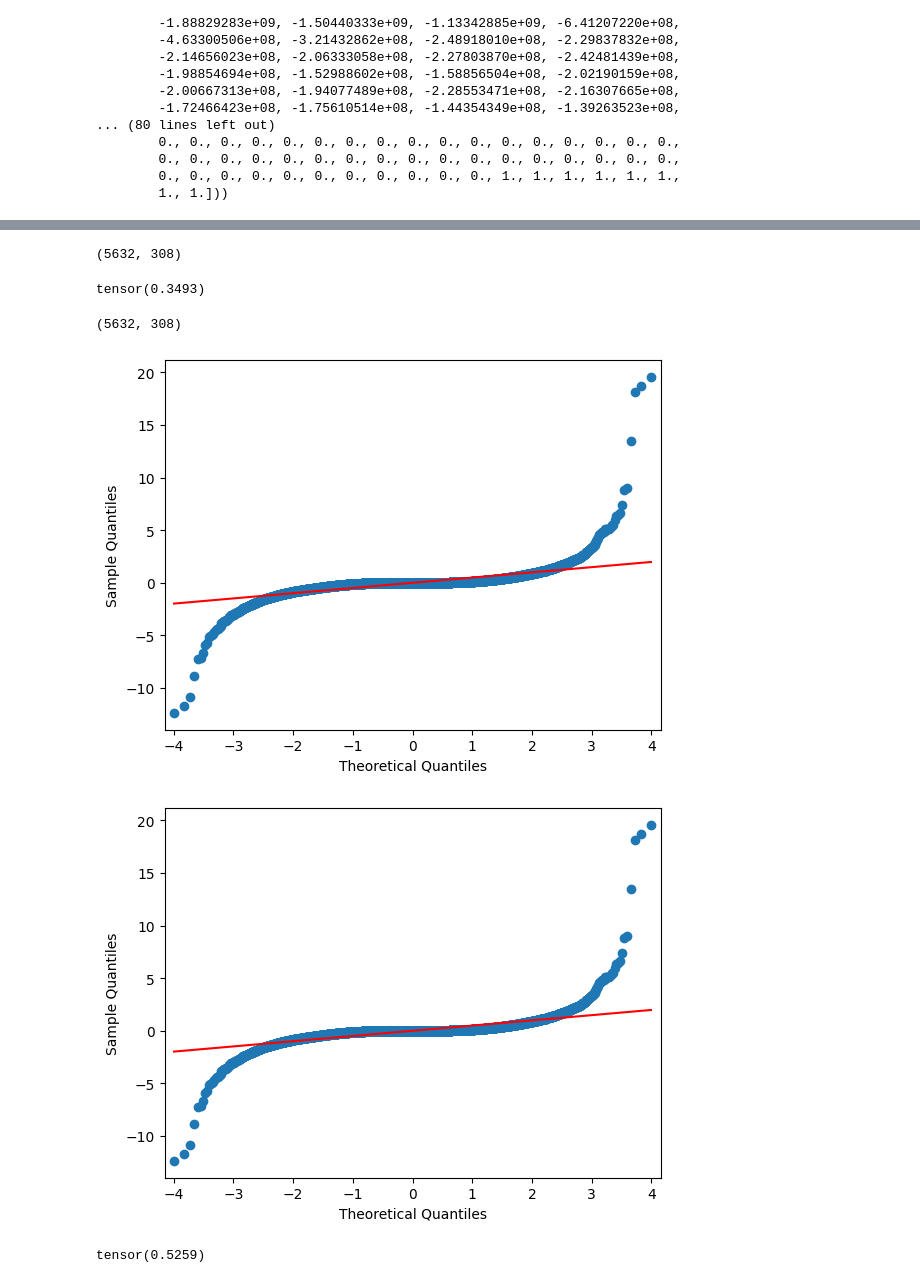
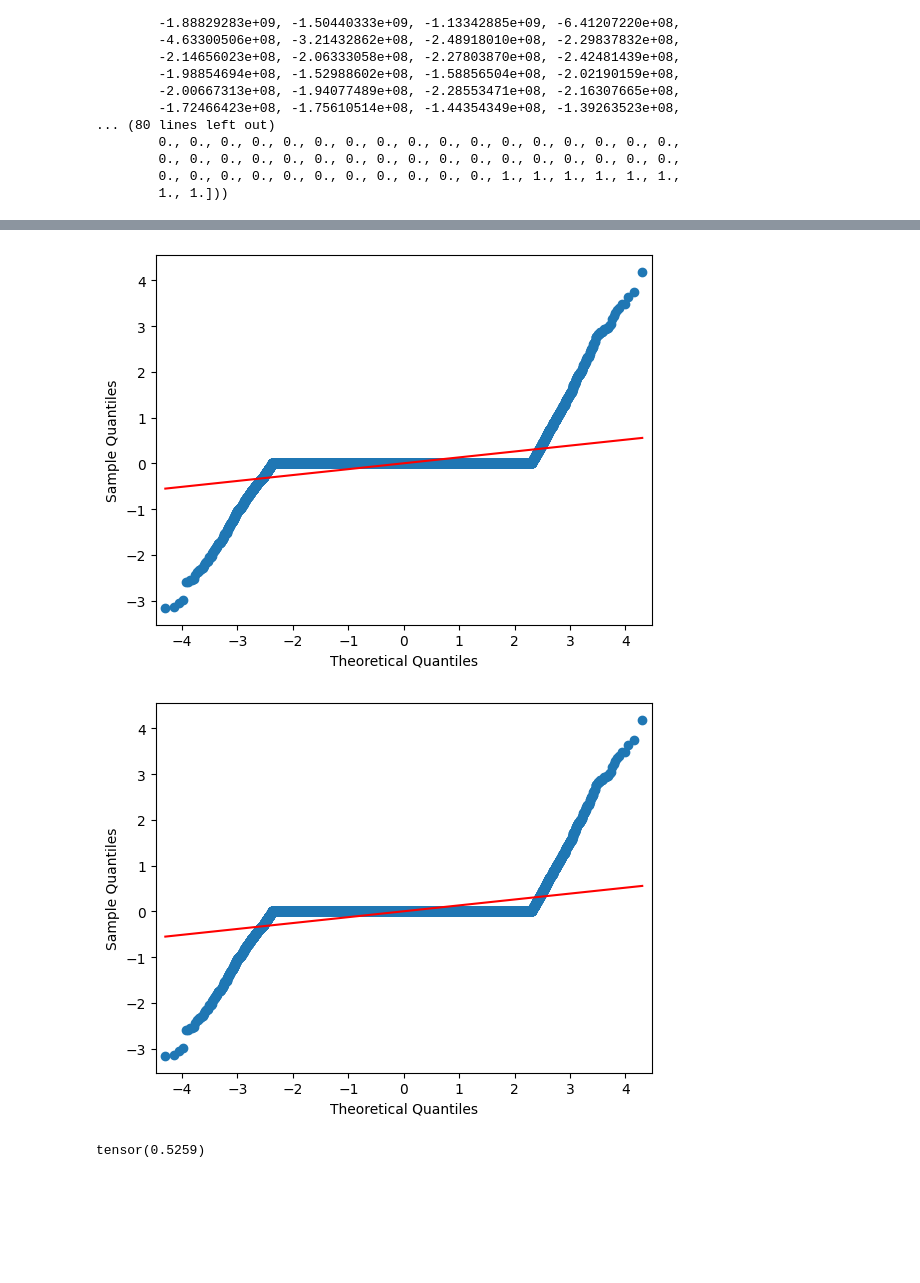
Before and after one commit to katherinefrields/climsim-kaggle-edition, a Jupyter notebook: evaluation/offline/joint_inference.ipynb, the cells around one changed output, grey strips where cells are left out. Saved outputs shown, nothing was run; the diff lists cells and outputs as text; code cells hidden in the pictures; blank space fills up the shorter version.

```diff
--- a/evaluation/offline/joint_inference.ipynb
+++ b/evaluation/offline/joint_inference.ipynb
@@ -254,17 +84,0 @@ out_scale_v2_rh_mc = out_scale_v2_rh_mc[None, :]'''
-# %%
-'''
-#v2_rh_mc_input_path = '/pscratch/sd/j/jerrylin/hugging/E3SM-MMF_ne4/preprocessing/v2_rh_mc/test_set/test_input.npy'
-#v2_rh_mc_target_path = '/pscratch/sd/j/jerrylin/hugging/E3SM-MMF_ne4/preprocessing/v2_rh_mc/test_set/test_target.npy'
-v2_rh_mc_input_path = '/pscratch/sd/j/jerrylin/hugging/E3SM-MMF_ne4/preprocessing/v2_rh_mc/val_set/val_input.npy'
-v2_rh_mc_target_path = '/pscratch/sd/j/jerrylin/hugging/E3SM-MMF_ne4/preprocessing/v2_rh_mc/val_set/val_target.npy'
-
-#applies preprocessing to scoring data
-torch_input_v2_rh_mc, actual_input_v2_rh_mc, actual_target, pressures_binned, reshaped_target, original_target = preprocessing_v2_rh_mc(data = data,
-                                                                                                      input_path = v2_rh_mc_input_path,
-                                                                                                      target_path = v2_rh_mc_target_path,
-                                                                                                      input_sub = input_sub_v2_rh_mc,
-                                                                                                      input_div = input_div_v2_rh_mc,
-                                                                                                      lbd_qn = lbd_qn,
-                                                                                                      out_scale = out_scale_v2_rh_mc)
-'''
-standard_save_path = '/pscratch/sd/k/kfrields/hugging/E3SM-MMF_saved_models/diffusion_models/diff_test'
@@ -280,14 +85,6 @@ out_scale = xr.open_dataset('/global/cfs/cdirs/m4334/jerry/climsim3_dev/preproce
 # %%
 base_path = '/pscratch/sd/k/kfrields/hugging/E3SM-MMF_saved_models/diffusion_models/refactored_testing/'
 
-#res_std_path = '/global/homes/k/kfrields/climsim-kaggle-edition/baseline_models/unet/training_default/reshaped_res_std.pt'
-#res_mean_path = '/global/homes/k/kfrields/climsim-kaggle-edition/baseline_models/unet/training_default/reshaped_res_mean.pt'
-
-#preds_std_path = '/global/homes/k/kfrields/climsim-kaggle-edition/baseline_models/unet/training_default/reshaped_preds_std.pt'
-#preds_mean_path = '/global/homes/k/kfrields/climsim-kaggle-edition/baseline_models/unet/training_default/reshaped_preds_mean.pt'
-
-#diff_path = '/pscratch/sd/k/kfrields/hugging/E3SM-MMF_saved_models/diffusion_models/diff_test_noise_mean_4_epoch/diff_model.pt'
-#deterministic_model_path = '/pscratch/sd/k/kfrields/hugging/E3SM-MMF_saved_models/diffusion_models/diff_test_noise_mean_4_epoch/unet_model.pt'
 def load_model(config_path):
     with open(config_path, "r") as f:
         cfg=OmegaConf.load(f)
@@ -362,13 +159,6 @@ def load_model(config_path):
                                                                           out_scale = out_scale_v2_rh_mc)
     torch_target = torch.tensor(actual_target)
 
-    '''torch_input_v2_rh_mc, actual_input_v2_rh_mc, actual_target, pressures_binned, reshaped_target, original_target = preprocessing_v2_rh_mc(data = data,
-                                                                                                      input_path = cfg.val_input_path,
-                                                                                                      target_path = cfg.val_target_path,
-                                                                                                      input_sub = input_sub_v2_rh_mc,
-                                                                                                      input_div = input_div_v2_rh_mc,
-                                                                                                      lbd_qn = lbd_qn,
-                                                                                                      out_scale = out_scale_v2_rh_mc)'''
     #return joint_model,data, torch_input_v2_rh_mc, actual_input_v2_rh_mc, out_scale_v2_rh_mc, actual_target, pressures_binned, reshaped_target, original_target
     return joint_model, actual_input, torch_input, torch_target, pressures_binned, data, out_scale_v2_rh_mc
 # %%
@@ -440,17 +226,21 @@ def inference_joint_model(joint_model, torch_input, actual_input, target, pressu
 
             #(B,C,L) --> (B, C*L)
             output = joint_model.reverse_reshape_target(output)
-            det_list.append(output.cpu().numpy())
+            output = (output.cpu()/output_scale).numpy()
+            det_list.append(output)
 
             print(f'output shape is {output.shape}')
 
             #(B,C,L) --> (B, C*L)
             reshaped_res = joint_model.reverse_reshape_target(denormalized_predicted_residual)
-            res_list.append(reshaped_res.cpu().numpy())
+            reshaped_res = (reshaped_res.cpu()/output_scale).numpy()
+            res_list.append(reshaped_res)
 
             #(B,C,L) --> (B, C*L)
             joint_pred = joint_model.reverse_reshape_target(joint_pred)
-            joint_list.append(joint_pred.cpu().numpy())#outscaling only applied when inferencing or wrapping-- false i think
+            joint_pred = (joint_pred.cpu()/output_scale).numpy()
+            joint_list.append(joint_pred)
+
     #MAYBE ALSO APPLY SCALING TO RESIDUAL???
     det_stack = np.stack(det_list, axis=0)
     res_stack = np.stack(res_list, axis= 0)
@@ -1092,10 +560,2 @@ preds = joint_preds[:1, :1 , :60]
-# %%
-val_res.shape
-# %% [output]
-(5632, 308)
-# %%
-normalized_residual.std()
-# %% [output]
-tensor(0.3493)
 # %%
 fig, ax = plt.subplots(10)
@@ -1109,10 +562,6 @@ res_mean = torch.load(res_mean_path)
-# %%
-val_res.shape
-# %% [output]
-(5632, 308)
 # %%
-sm.qqplot(normalized_residual.flatten().cpu(), line='s') # 's' for standardized line
+sm.qqplot(res_stack.flatten(), line='s') # 's' for standardized line
 # %% [output]
-[figure, old version]
+[figure, new version]
-[figure, old version]
+[figure, new version]
 # %%
```
Also changed, not shown: parts of 33 cells of this notebook.
